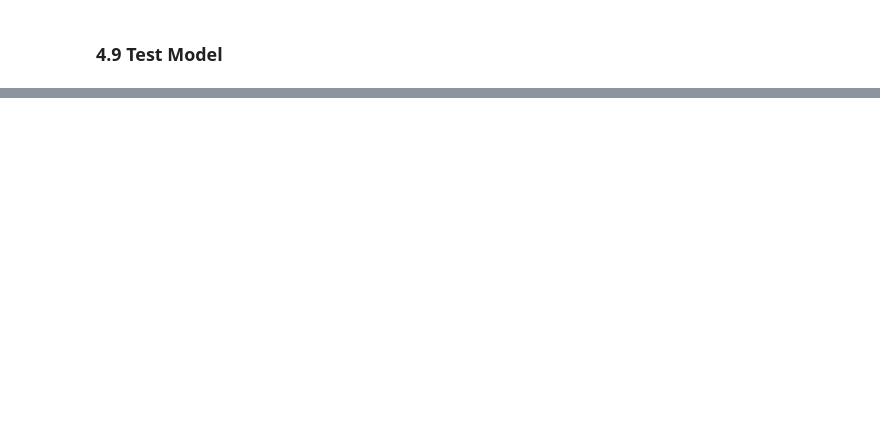
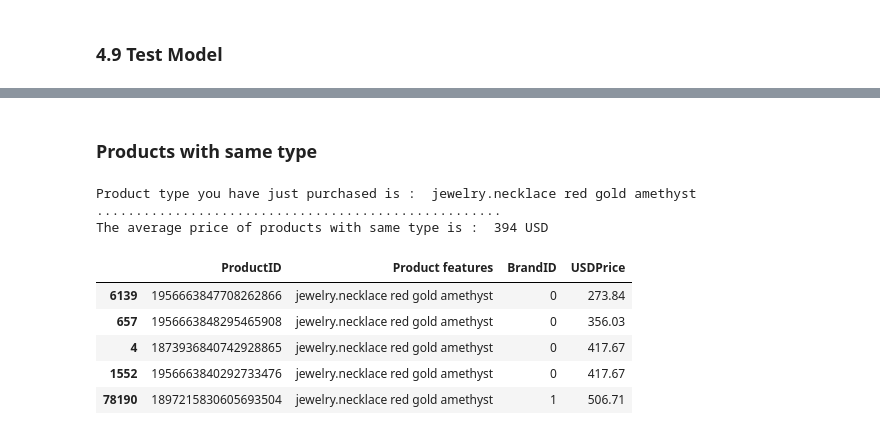
Before and after one commit to risa1796/-A-Study-of-Customers-Insurance-Charges, a Jupyter notebook: E_Commerce_Jewelry.ipynb, the cells around one changed output, grey strips where cells are left out. Saved outputs shown, nothing was run; the diff lists cells and outputs as text; code cells hidden in the pictures; blank space fills up the shorter version.

```diff
--- a/E_Commerce_Jewelry.ipynb
+++ b/E_Commerce_Jewelry.ipynb
@@ -804,0 +855,28 @@ plt.show()
+# %% [markdown]
+### Products with same type
+# %%
+product_df = recommend_df[['ProductID','Product features','BrandID','USDPrice']]
+product_df.drop_duplicates(inplace=True)
+# %%
+def recommend_same_type(x):
+  typ = list(product_df[product_df['ProductID'] == x]['Product features'])[0]
+  print('Product type you have just purchased is : ',typ)
+  df = product_df[product_df['Product features'] == typ]
+  df['USDPrice'] = df.USDPrice.astype(float)
+  df.sort_values(by='USDPrice',inplace=True)
+  print('....................................................')
+  print('The average price of products with same type is : ', round(df.USDPrice.mean()),'USD')
+
+  return df
+
+recommend_same_type(1873936840742928865)
+# %% [output]
+Product type you have just purchased is :  jewelry.necklace red gold amethyst
+....................................................
+The average price of products with same type is :  394 USD
+|  | ProductID | Product features | BrandID | USDPrice |
+| 6139 | 1956663847708262866 | jewelry.necklace red gold amethyst | 0 | 273.84 |
+| 657 | 1956663848295465908 | jewelry.necklace red gold amethyst | 0 | 356.03 |
+| 4 | 1873936840742928865 | jewelry.necklace red gold amethyst | 0 | 417.67 |
+| 1552 | 1956663840292733476 | jewelry.necklace red gold amethyst | 0 | 417.67 |
+| 78190 | 1897215830605693504 | jewelry.necklace red gold amethyst | 1 | 506.71 |
```
Also changed, not shown: parts of 26 cells of this notebook.
